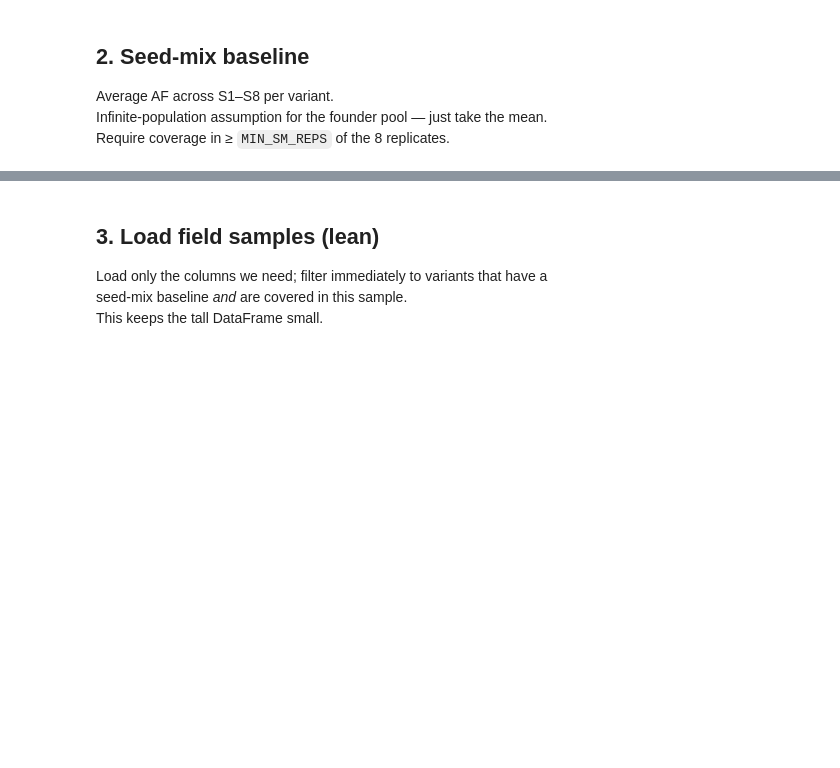
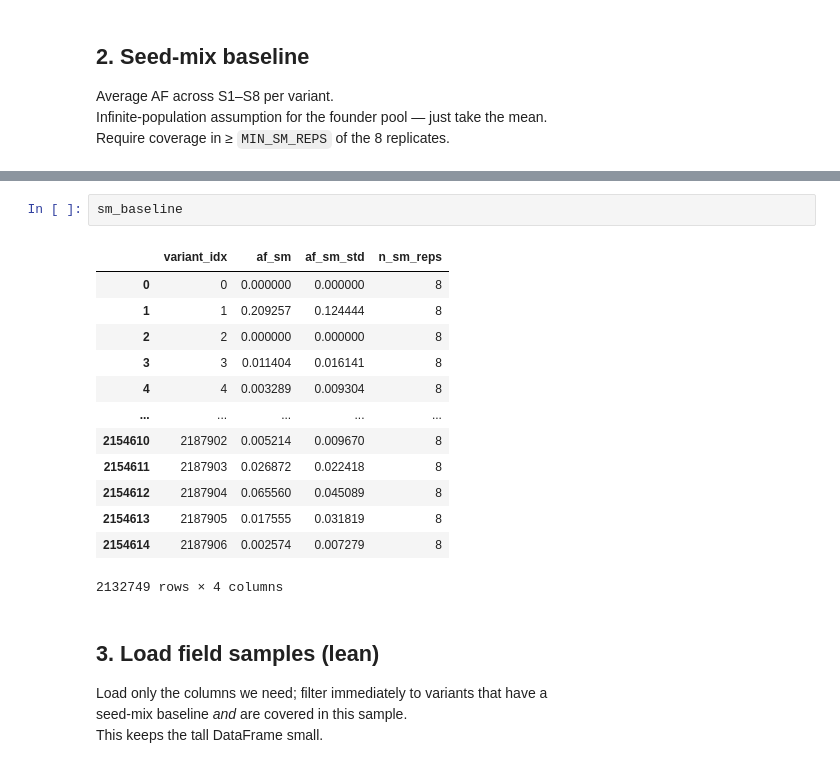
Before and after one commit to Tatianabellagio/freqk_gr, a Jupyter notebook: summaries/01_explore_results.ipynb, the cells around one changed output, grey strips where cells are left out. Cells and saved outputs as stored; diff of their text form; blank space fills up the shorter version.

```diff
--- a/summaries/01_explore_results.ipynb
+++ b/summaries/01_explore_results.ipynb
@@ -78,3 +109,19 @@ sm_baseline.head()
+# %%
+sm_baseline
+# %% [output]
+|  | variant_idx | af_sm | af_sm_std | n_sm_reps |
+| 0 | 0 | 0.000000 | 0.000000 | 8 |
+| 1 | 1 | 0.209257 | 0.124444 | 8 |
+| 2 | 2 | 0.000000 | 0.000000 | 8 |
+| 3 | 3 | 0.011404 | 0.016141 | 8 |
+| 4 | 4 | 0.003289 | 0.009304 | 8 |
+| ... | ... | ... | ... | ... |
+| 2154610 | 2187902 | 0.005214 | 0.009670 | 8 |
+| 2154611 | 2187903 | 0.026872 | 0.022418 | 8 |
+| 2154612 | 2187904 | 0.065560 | 0.045089 | 8 |
+| 2154613 | 2187905 | 0.017555 | 0.031819 | 8 |
+| 2154614 | 2187906 | 0.002574 | 0.007279 | 8 |
+2132749 rows × 4 columns
 # %% [markdown]
 ## 3. Load field samples (lean)
 
```
Also changed, not shown: parts of 21 cells of this notebook, 2 other files.
